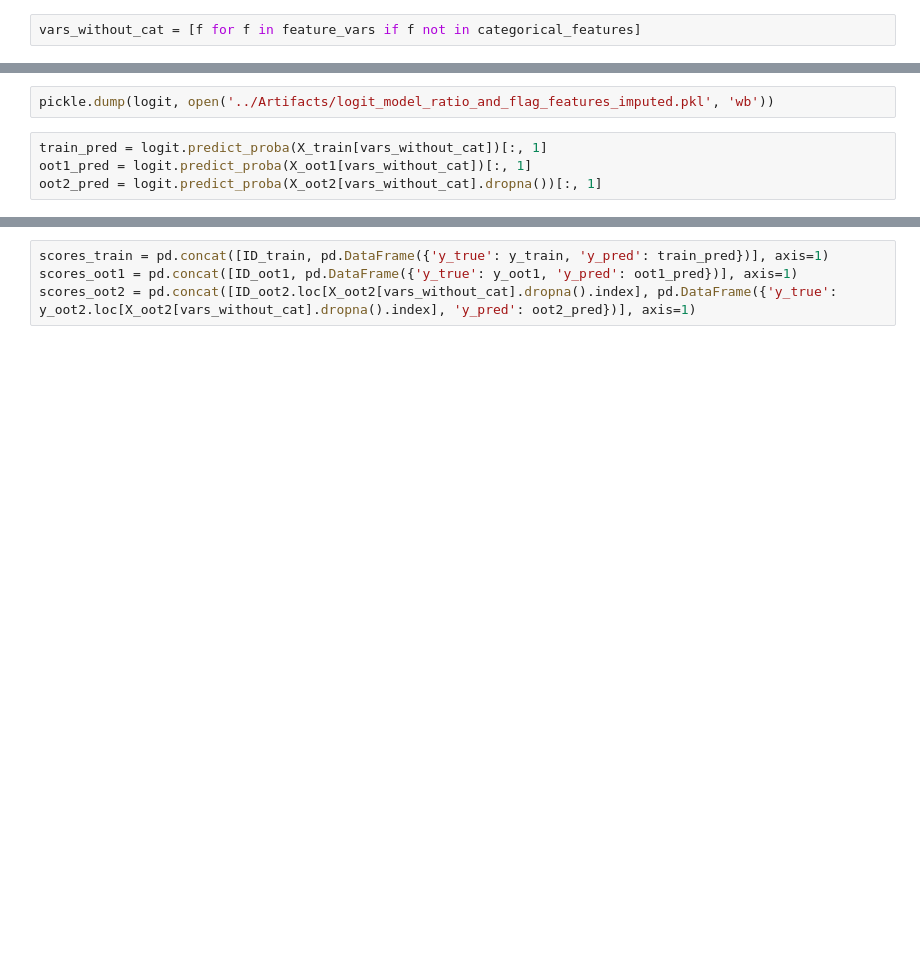
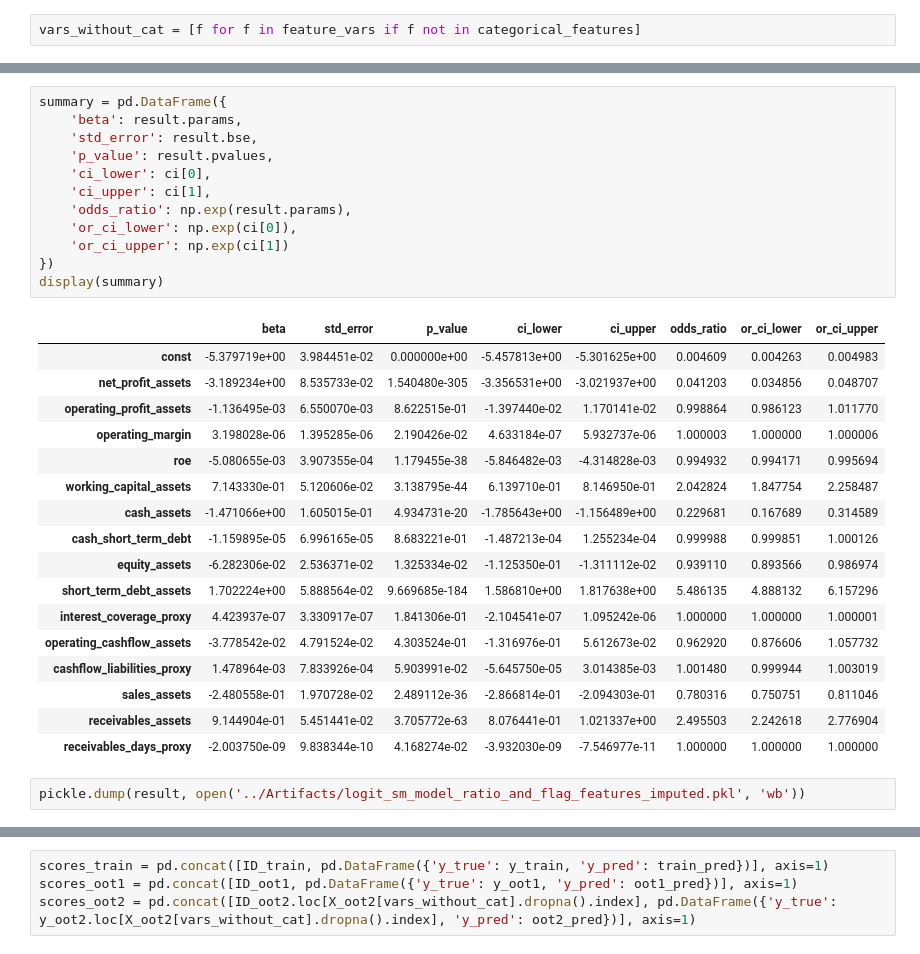
Before and after one commit to Anubhav3084/FinanceML-Course-Project, a Jupyter notebook: Project/Code/train_logit_imputed.ipynb, the cells around one changed output, grey strips where cells are left out. Cells and saved outputs as stored; diff of their text form; blank space fills up the shorter version.

```diff
--- a/Project/Code/train_logit_imputed.ipynb
+++ b/Project/Code/train_logit_imputed.ipynb
@@ -86,6 +146,32 @@ LogisticRegression(max_iter=5000)
+# %%
+summary = pd.DataFrame({
+    'beta': result.params,
+    'std_error': result.bse,
+    'p_value': result.pvalues,
+    'ci_lower': ci[0],
+    'ci_upper': ci[1],
+    'odds_ratio': np.exp(result.params),
+    'or_ci_lower': np.exp(ci[0]),
+    'or_ci_upper': np.exp(ci[1])
+})
+display(summary)
+# %% [output]
+|  | beta | std_error | p_value | ci_lower | ci_upper | odds_ratio | or_ci_lower | or_ci_upper |
+| const | -5.379719e+00 | 3.984451e-02 | 0.000000e+00 | -5.457813e+00 | -5.301625e+00 | 0.004609 | 0.004263 | 0.004983 |
+| net_profit_assets | -3.189234e+00 | 8.535733e-02 | 1.540480e-305 | -3.356531e+00 | -3.021937e+00 | 0.041203 | 0.034856 | 0.048707 |
+| operating_profit_assets | -1.136495e-03 | 6.550070e-03 | 8.622515e-01 | -1.397440e-02 | 1.170141e-02 | 0.998864 | 0.986123 | 1.011770 |
+| operating_margin | 3.198028e-06 | 1.395285e-06 | 2.190426e-02 | 4.633184e-07 | 5.932737e-06 | 1.000003 | 1.000000 | 1.000006 |
+| roe | -5.080655e-03 | 3.907355e-04 | 1.179455e-38 | -5.846482e-03 | -4.314828e-03 | 0.994932 | 0.994171 | 0.995694 |
+| working_capital_assets | 7.143330e-01 | 5.120606e-02 | 3.138795e-44 | 6.139710e-01 | 8.146950e-01 | 2.042824 | 1.847754 | 2.258487 |
+| cash_assets | -1.471066e+00 | 1.605015e-01 | 4.934731e-20 | -1.785643e+00 | -1.156489e+00 | 0.229681 | 0.167689 | 0.314589 |
+| cash_short_term_debt | -1.159895e-05 | 6.996165e-05 | 8.683221e-01 | -1.487213e-04 | 1.255234e-04 | 0.999988 | 0.999851 | 1.000126 |
+| equity_assets | -6.282306e-02 | 2.536371e-02 | 1.325334e-02 | -1.125350e-01 | -1.311112e-02 | 0.939110 | 0.893566 | 0.986974 |
+| short_term_debt_assets | 1.702224e+00 | 5.888564e-02 | 9.669685e-184 | 1.586810e+00 | 1.817638e+00 | 5.486135 | 4.888132 | 6.157296 |
+| interest_coverage_proxy | 4.423937e-07 | 3.330917e-07 | 1.841306e-01 | -2.104541e-07 | 1.095242e-06 | 1.000000 | 1.000000 | 1.000001 |
+| operating_cashflow_assets | -3.778542e-02 | 4.791524e-02 | 4.303524e-01 | -1.316976e-01 | 5.612673e-02 | 0.962920 | 0.876606 | 1.057732 |
+| cashflow_liabilities_proxy | 1.478964e-03 | 7.833926e-04 | 5.903991e-02 | -5.645750e-05 | 3.014385e-03 | 1.001480 | 0.999944 | 1.003019 |
+| sales_assets | -2.480558e-01 | 1.970728e-02 | 2.489112e-36 | -2.866814e-01 | -2.094303e-01 | 0.780316 | 0.750751 | 0.811046 |
+| receivables_assets | 9.144904e-01 | 5.451441e-02 | 3.705772e-63 | 8.076441e-01 | 1.021337e+00 | 2.495503 | 2.242618 | 2.776904 |
+| receivables_days_proxy | -2.003750e-09 | 9.838344e-10 | 4.168274e-02 | -3.932030e-09 | -7.546977e-11 | 1.000000 | 1.000000 | 1.000000 |
 # %%
-pickle.dump(logit, open('../Artifacts/logit_model_ratio_and_flag_features_imputed.pkl', 'wb'))
+pickle.dump(result, open('../Artifacts/logit_sm_model_ratio_and_flag_features_imputed.pkl', 'wb'))
-# %%
-train_pred = logit.predict_proba(X_train[vars_without_cat])[:, 1]
-oot1_pred = logit.predict_proba(X_oot1[vars_without_cat])[:, 1]
-oot2_pred = logit.predict_proba(X_oot2[vars_without_cat].dropna())[:, 1]
```
Also changed, not shown: parts of 13 cells of this notebook, 15 other files.
